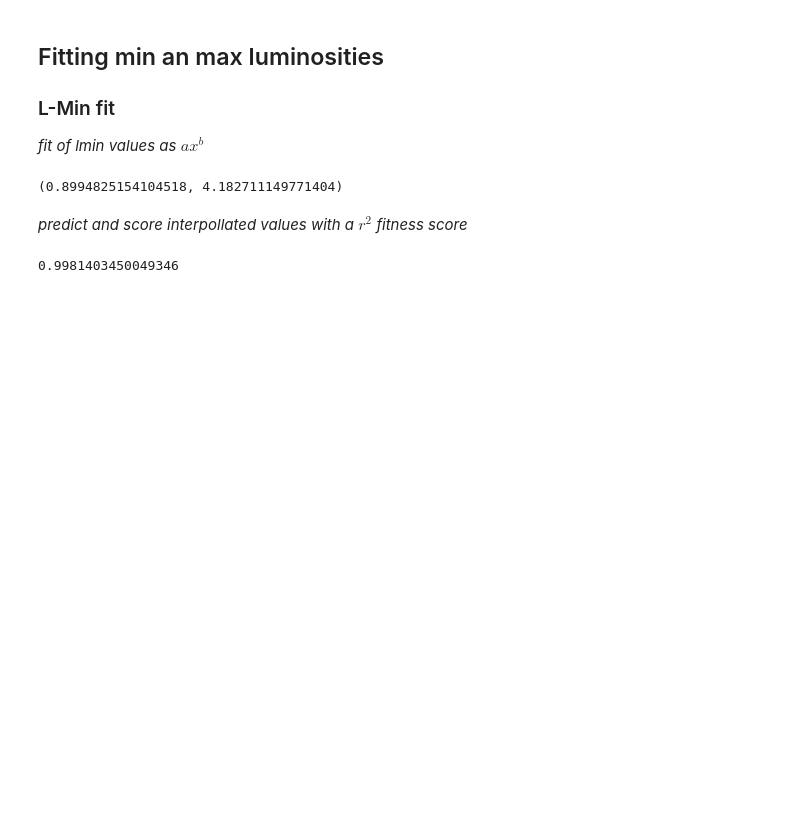
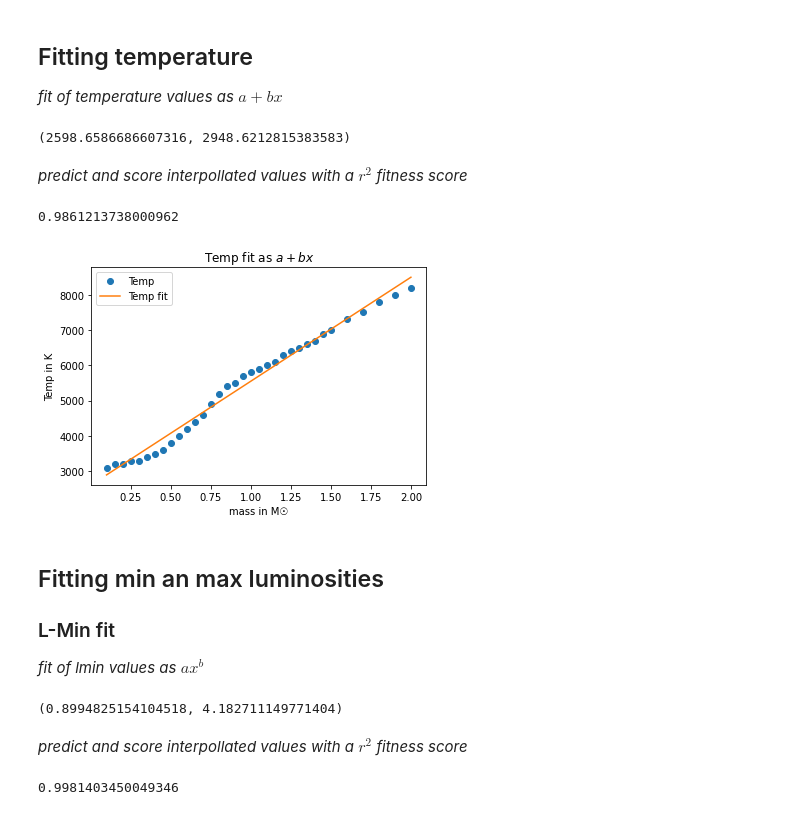
Before and after one commit to vialdj/gs4worldbuilding, a Jupyter notebook: dev/stellar_evolution.ipynb, the cells around one changed output. Cells and saved outputs as stored; diff of their text form; code cells hidden in the pictures; blank space fills up the shorter version.

Commit message:
added temperature fit in notebook

```diff
--- a/dev/stellar_evolution.ipynb
+++ b/dev/stellar_evolution.ipynb
@@ -6,6 +7,44 @@ from pandas import read_csv
 
 df = read_csv('stellar_evolution.csv')
 df = df.set_index(df.mass)
+# %% [markdown]
+## Fitting temperature
+*fit of temperature values as $a+bx$*
+# %%
+from scipy.optimize import curve_fit
+
+
+x = df.index
+y = df.temp
+popt, _ = curve_fit(lambda x, a, b: a + b * x, x, y)
+a, b = popt
+a, b
+# %% [output]
+(2598.6586686607316, 2948.6212815383583)
+# %% [markdown]
+*predict and score interpollated values with a $r^2$ fitness score*
+# %%
+import numpy as np
+
+temp = x.map(lambda x: a + b * x)
+r2 = 1 - (np.sum((y - temp) ** 2) / np.sum((y - np.mean(y)) ** 2))
+r2
+# %% [output]
+0.9861213738000962
+# %%
+import matplotlib.pyplot as plt
+
+
+_, ax = plt.subplots()
+ax.set_title(r"Temp fit as $a+bx$")
+ax.plot(x, y, 'o', label='Temp')
+ax.plot(x, temp, '-', label='Temp fit')
+ax.set_xlabel('mass in M☉')
+ax.set_ylabel('Temp in K')
+ax.legend()
+plt.show()
+# %% [output]
+[figure, added]
 # %% [markdown]
 ## Fitting min an max luminosities
 ### L-Min fit
```
Also changed, not shown: parts of 6 cells of this notebook.
